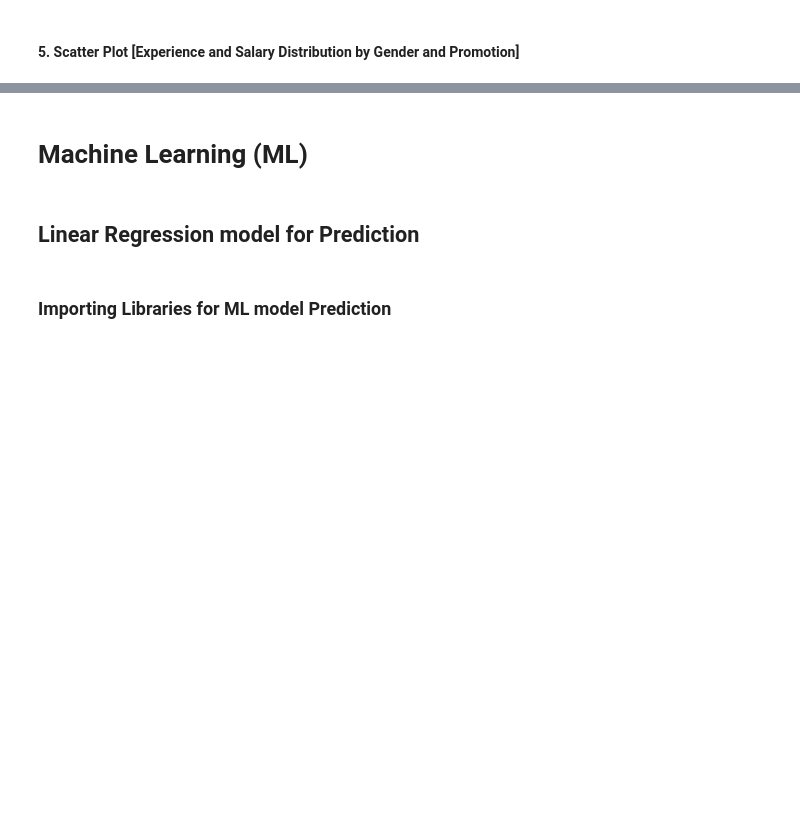
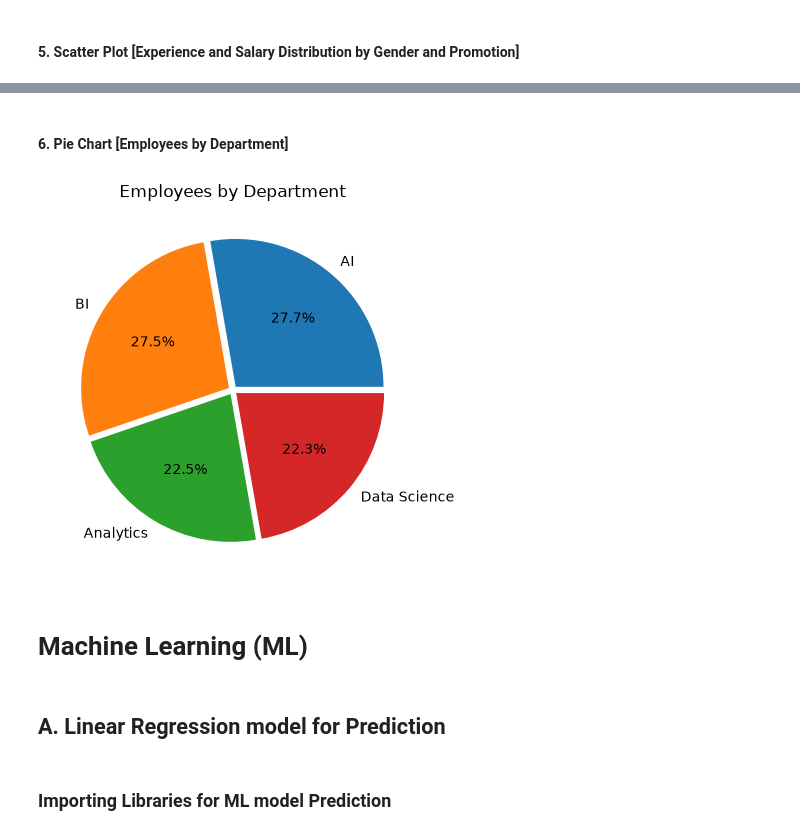
Before and after one commit to chaitanya7-s/Data-science-EDA-Feature-engineering-ML-model, a Jupyter notebook: Training_Testing.ipynb, the cells around one changed output, grey strips where cells are left out. Drawn from its saved outputs; the diff is of its cells as text; code cells hidden in the pictures; blank space fills up the shorter version.

Commit message:
Project: EDA and ML prediction Done

```diff
--- a/Training_Testing.ipynb
+++ b/Training_Testing.ipynb
@@ -267,7 +261,16 @@ plt.show()
+# %% [markdown]
+#### 6. Pie Chart  [Employees by Department]
+# %%
+count = data['Department'].value_counts()
+plt.pie(count.values, labels=count.index, autopct='%1.1f%%', explode=(0.03,0.03,0.03,0.03))
+plt.title("Employees by Department")
+plt.show()
+# %% [output]
+[figure, added]
 # %% [markdown]
-# Machine Learning (ML)
+# **Machine Learning (ML)**
 # %% [markdown]
-## Linear Regression model for Prediction
+## A. Linear Regression model for Prediction
 # %% [markdown]
 ### Importing Libraries for ML model Prediction
 # %% [markdown]
```
Also changed, not shown: parts of 34 cells of this notebook, 2 other files.
